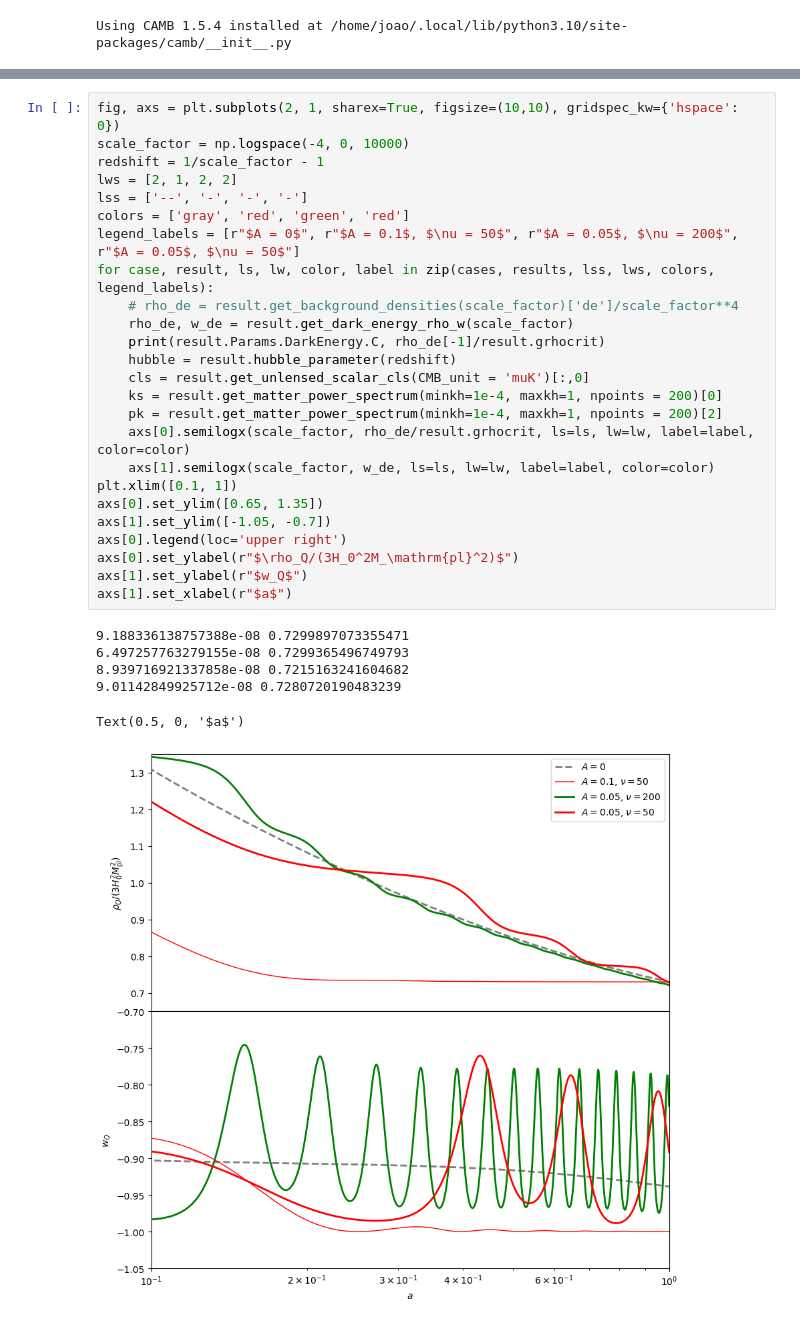
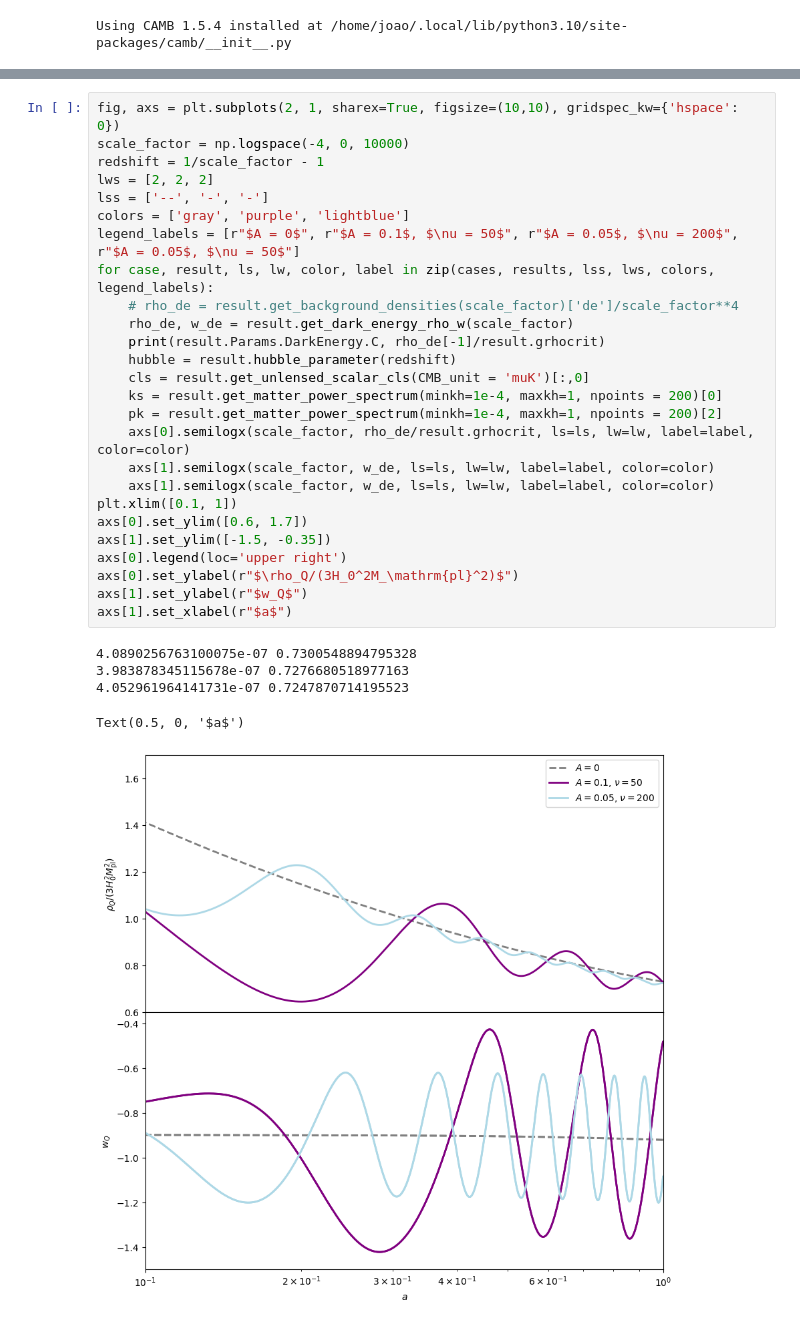
Before and after one commit to SBU-COSMOLIKE/CAMB-Monodromic, a Jupyter notebook: docs/KEssence_demo.ipynb, the cells around one changed output, grey strips where cells are left out. Cells and saved outputs as stored; diff of their text form.

```diff
--- a/docs/KEssence_demo.ipynb
+++ b/docs/KEssence_demo.ipynb
@@ -38,32 +54,32 @@ Error:
 # %%
 fig, axs = plt.subplots(2, 1, sharex=True, figsize=(10,10), gridspec_kw={'hspace': 0})
 scale_factor = np.logspace(-4, 0, 10000)
 redshift = 1/scale_factor - 1
-lws = [2, 1, 2, 2]
-lss = ['--', '-', '-', '-']
-colors = ['gray', 'red', 'green', 'red']
+lws = [2, 2, 2]
+lss = ['--', '-', '-']
+colors = ['gray', 'purple', 'lightblue']
 legend_labels = [r"$A = 0$", r"$A = 0.1$, $\nu = 50$", r"$A = 0.05$, $\nu = 200$", r"$A = 0.05$, $\nu = 50$"]
 for case, result, ls, lw, color, label in zip(cases, results, lss, lws, colors, legend_labels):
     # rho_de = result.get_background_densities(scale_factor)['de']/scale_factor**4
     rho_de, w_de = result.get_dark_energy_rho_w(scale_factor)
     print(result.Params.DarkEnergy.C, rho_de[-1]/result.grhocrit)
     hubble = result.hubble_parameter(redshift)
     cls = result.get_unlensed_scalar_cls(CMB_unit = 'muK')[:,0]
     ks = result.get_matter_power_spectrum(minkh=1e-4, maxkh=1, npoints = 200)[0]
     pk = result.get_matter_power_spectrum(minkh=1e-4, maxkh=1, npoints = 200)[2]
     axs[0].semilogx(scale_factor, rho_de/result.grhocrit, ls=ls, lw=lw, label=label, color=color)
     axs[1].semilogx(scale_factor, w_de, ls=ls, lw=lw, label=label, color=color)
+    axs[1].semilogx(scale_factor, w_de, ls=ls, lw=lw, label=label, color=color)
 plt.xlim([0.1, 1])
-axs[0].set_ylim([0.65, 1.35])
-axs[1].set_ylim([-1.05, -0.7])
+axs[0].set_ylim([0.6, 1.7])
+axs[1].set_ylim([-1.5, -0.35])
 axs[0].legend(loc='upper right')
 axs[0].set_ylabel(r"$\rho_Q/(3H_0^2M_\mathrm{pl}^2)$")
 axs[1].set_ylabel(r"$w_Q$")
 axs[1].set_xlabel(r"$a$")
 # %% [output]
-9.188336138757388e-08 0.7299897073355471
-6.497257763279155e-08 0.7299365496749793
-8.939716921337858e-08 0.7215163241604682
-9.01142849925712e-08 0.7280720190483239
+4.0890256763100075e-07 0.7300548894795328
+3.983878345115678e-07 0.7276680518977163
+4.052961964141731e-07 0.7247870714195523
 Text(0.5, 0, '$a$')
-[figure, old version]
+[figure, new version]
```
Also changed, not shown: parts of 1 cell of this notebook, 3 other files.
